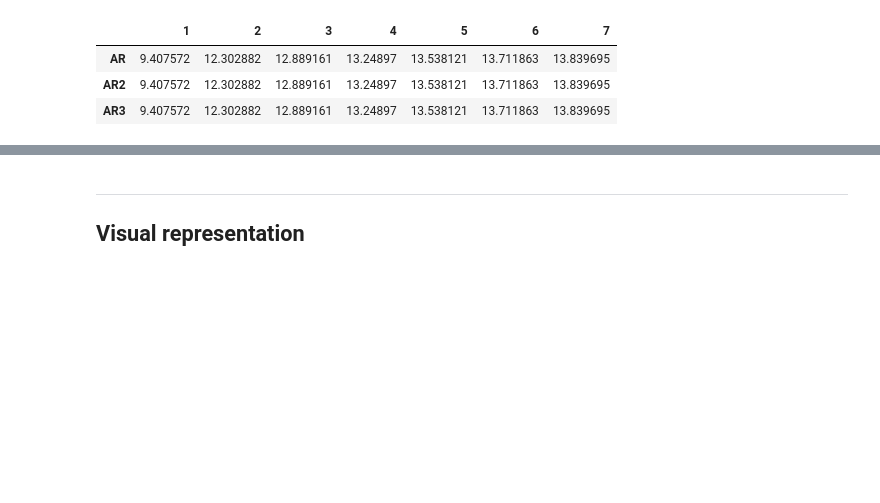
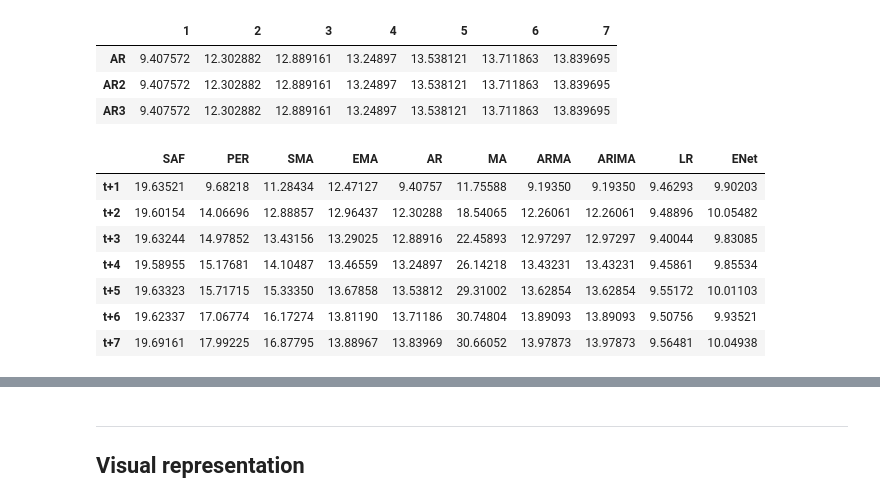
Before and after one commit to ksatola/air-polution, a Jupyter notebook: agh/055_Model_Compare_Metod.ipynb, the cells around one changed output, grey strips where cells are left out. Drawn from its saved outputs; the diff is of its cells as text; code cells hidden in the pictures; blank space fills up the shorter version.

```diff
--- a/agh/055_Model_Compare_Metod.ipynb
+++ b/agh/055_Model_Compare_Metod.ipynb
@@ -290,0 +306,31 @@ final_comparison_results.T
+# %%
+SAF = [19.635213105413108, 19.601542735042734, 19.632443589743588, 19.589547863247862, 19.633233903133906, 19.623368376068374, 19.691608831908837]
+PER = [9.682181481481482, 14.066957549857548, 14.978520227920228, 15.17680683760684, 15.717147008547009, 17.067744444444447, 17.992249857549858]
+SMA = [11.28434188034188, 12.888569800569801, 13.431560683760683, 14.104865242165241, 15.333503703703705, 16.172740740740746, 16.877947293447296]
+EMA = [12.471266666666667, 12.96436923076923, 13.290245584045586, 13.465590313390313, 13.678582905982907, 13.811899430199428, 13.8896660968661]
+
+AR = [9.407572067039105, 12.302882402234635, 12.889160614525139, 13.248969832402235, 13.538120949720671, 13.71186312849162, 13.83969469273743]
+MA = [11.755884916201119, 18.54064776536313, 22.45893463687151, 26.14217932960894, 29.310016480446926, 30.748041340782123, 30.660515642458105]
+ARMA = [9.193496368715083, 12.26061061452514, 12.972968994413408, 13.432310055865921, 13.62853966480447, 13.890927653631286, 13.978734916201118]
+ARIMA = [9.193496368715083, 12.26061061452514, 12.972968994413408, 13.432310055865921, 13.62853966480447, 13.890927653631286, 13.978734916201118]
+
+LR = [9.462926210826211, 9.488959544159545, 9.400442735042732, 9.458610541310541, 9.551721652421653, 9.50755527065527, 9.564808262108263]
+ENet = [9.90203247863248, 10.054816239316239, 9.830852706552706, 9.85534358974359, 10.01102792022792, 9.93521396011396, 10.049378347578347]
+#RF
+
+# Calling DataFrame constructor after zipping
+# both lists, with columns specified
+df = pd.DataFrame(list(zip(SAF, PER, SMA, EMA, AR, MA, ARMA, ARIMA, LR, ENet)),
+                  columns =['SAF', 'PER', 'SMA', 'EMA', 'AR', 'MA', 'ARMA', 'ARIMA', 'LR', 'ENet'],
+                  index=['t+1', 't+2', 't+3', 't+4', 't+5', 't+6', 't+7'])
+pd.options.display.float_format = '{:02.05f}'.format
+df#.style.apply(highlight_min)
+# %% [output]
+|  | SAF | PER | SMA | EMA | AR | MA | ARMA | ARIMA | LR | ENet |
+| t+1 | 19.63521 | 9.68218 | 11.28434 | 12.47127 | 9.40757 | 11.75588 | 9.19350 | 9.19350 | 9.46293 | 9.90203 |
+| t+2 | 19.60154 | 14.06696 | 12.88857 | 12.96437 | 12.30288 | 18.54065 | 12.26061 | 12.26061 | 9.48896 | 10.05482 |
+| t+3 | 19.63244 | 14.97852 | 13.43156 | 13.29025 | 12.88916 | 22.45893 | 12.97297 | 12.97297 | 9.40044 | 9.83085 |
+| t+4 | 19.58955 | 15.17681 | 14.10487 | 13.46559 | 13.24897 | 26.14218 | 13.43231 | 13.43231 | 9.45861 | 9.85534 |
+| t+5 | 19.63323 | 15.71715 | 15.33350 | 13.67858 | 13.53812 | 29.31002 | 13.62854 | 13.62854 | 9.55172 | 10.01103 |
+| t+6 | 19.62337 | 17.06774 | 16.17274 | 13.81190 | 13.71186 | 30.74804 | 13.89093 | 13.89093 | 9.50756 | 9.93521 |
+| t+7 | 19.69161 | 17.99225 | 16.87795 | 13.88967 | 13.83969 | 30.66052 | 13.97873 | 13.97873 | 9.56481 | 10.04938 |
```
Also changed, not shown: parts of 5 cells of this notebook, 27 other files.
